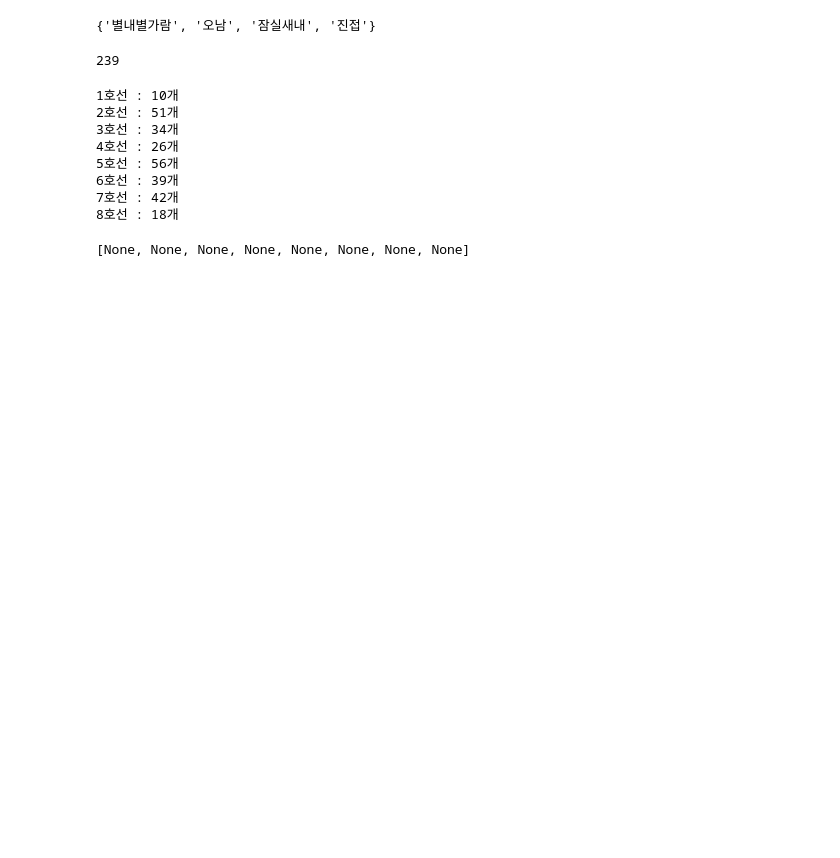
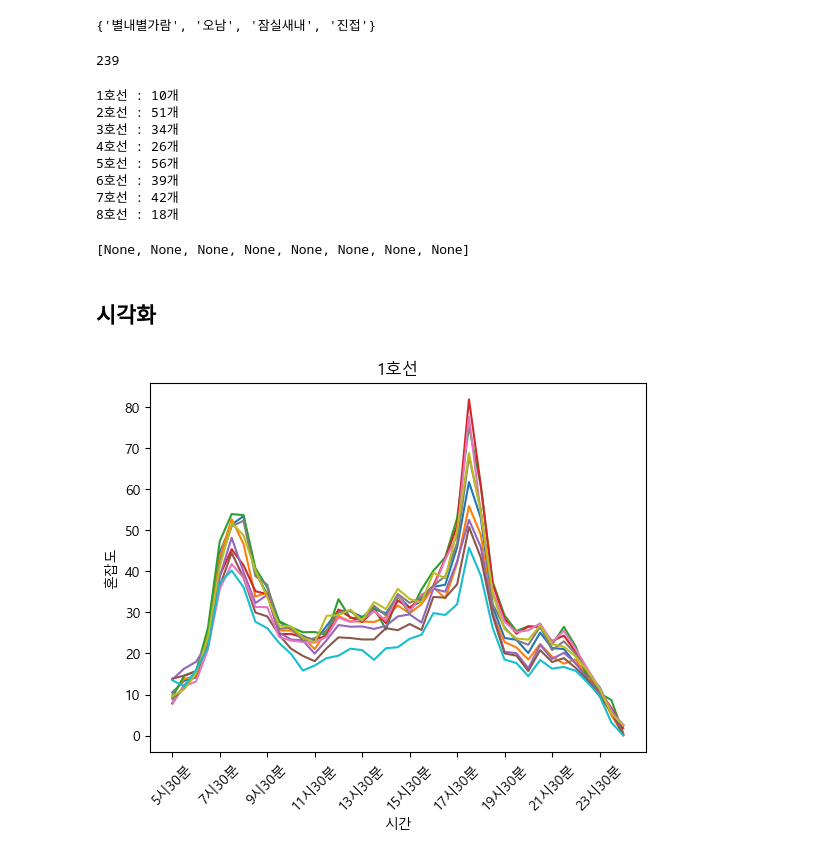
Before and after one commit to p-jiho/Big_Data_in_Seoul, a Jupyter notebook: analyze_subway/서울시_혼잡도_데이터정리.ipynb, the cells around one changed output. Cells and saved outputs as stored; diff of their text form; code cells hidden in the pictures; blank space fills up the shorter version.

```diff
--- a/analyze_subway/서울시_혼잡도_데이터정리.ipynb
+++ b/analyze_subway/서울시_혼잡도_데이터정리.ipynb
@@ -228,3 +185,26 @@ data_holiday['역명'] = data_holiday['역명'].apply(preprocess_station_name)
 data_week.역명 = ["이수역" if i == "총신대입구역" else i for i in data_week.역명 ]
 # %%
 data_holiday.역명 = ["이수역" if i == "총신대입구역" else i for i in data_holiday.역명 ]
+# %% [markdown]
+## 시각화
+# %%
+# 한글 폰트 깨짐 해결
+import matplotlib.pyplot as plt
+plt.rcParams['font.family'] ='Malgun Gothic'
+plt.rcParams['axes.unicode_minus'] =False
+# %%
+k=1
+line_1 = data_week[data_week["호선"] == k]
+line_1.index = line_1.역명
+line_1 = line_1.drop(["호선", "역명"], axis = 1)
+xs = line_1.columns
+xlabels = line_1.columns
+
+plt.plot(line_1.T)
+plt.xticks(ticks=xs, labels=xlabels, rotation=45)
+plt.title("{}호선".format(k))
+plt.xlabel('시간')
+plt.ylabel('혼잡도')
+plt.locator_params(axis='x', nbins=len(xlabels)/4)
+# %% [output]
+[figure, added]
```
Also changed, not shown: parts of 15 cells of this notebook.
